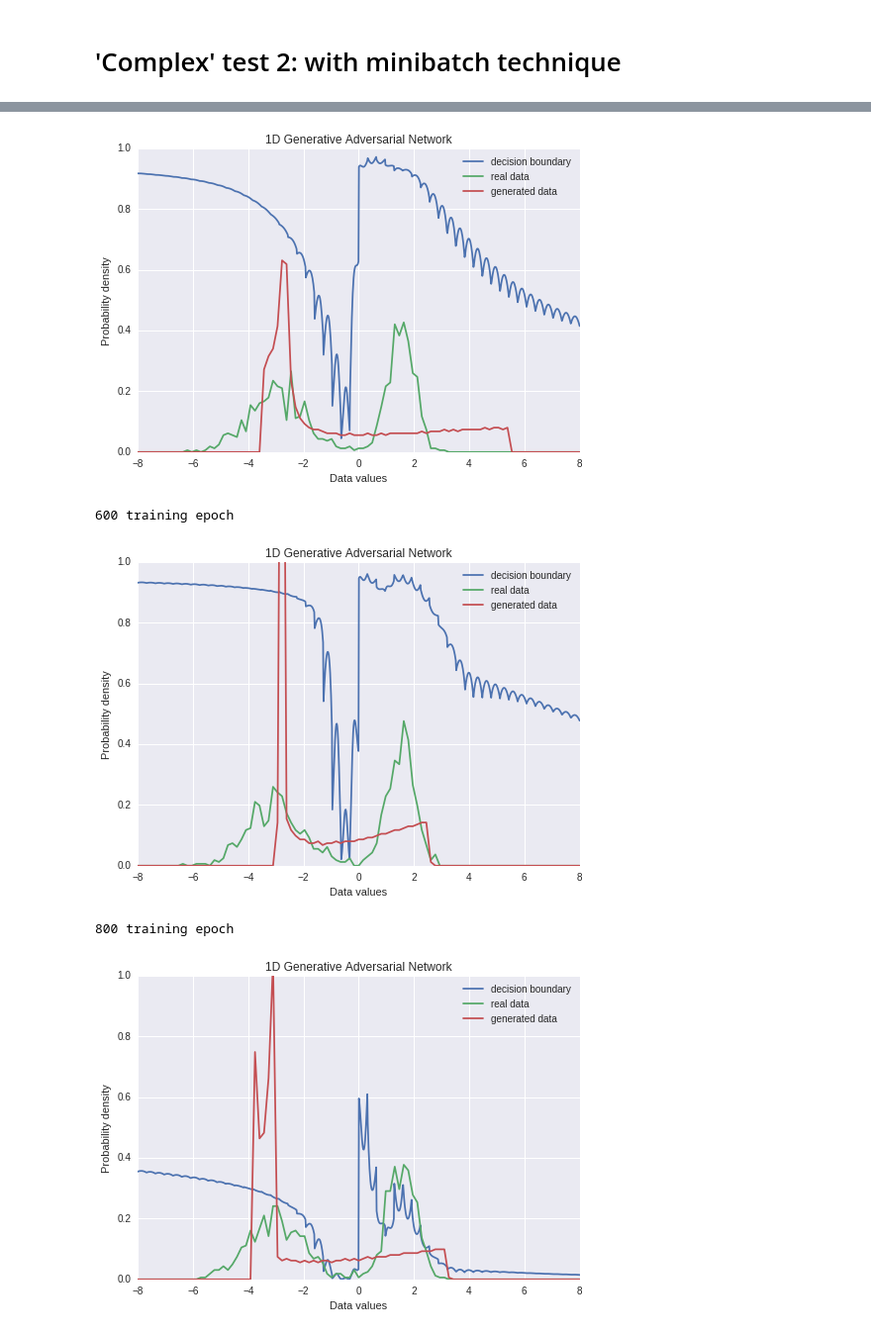
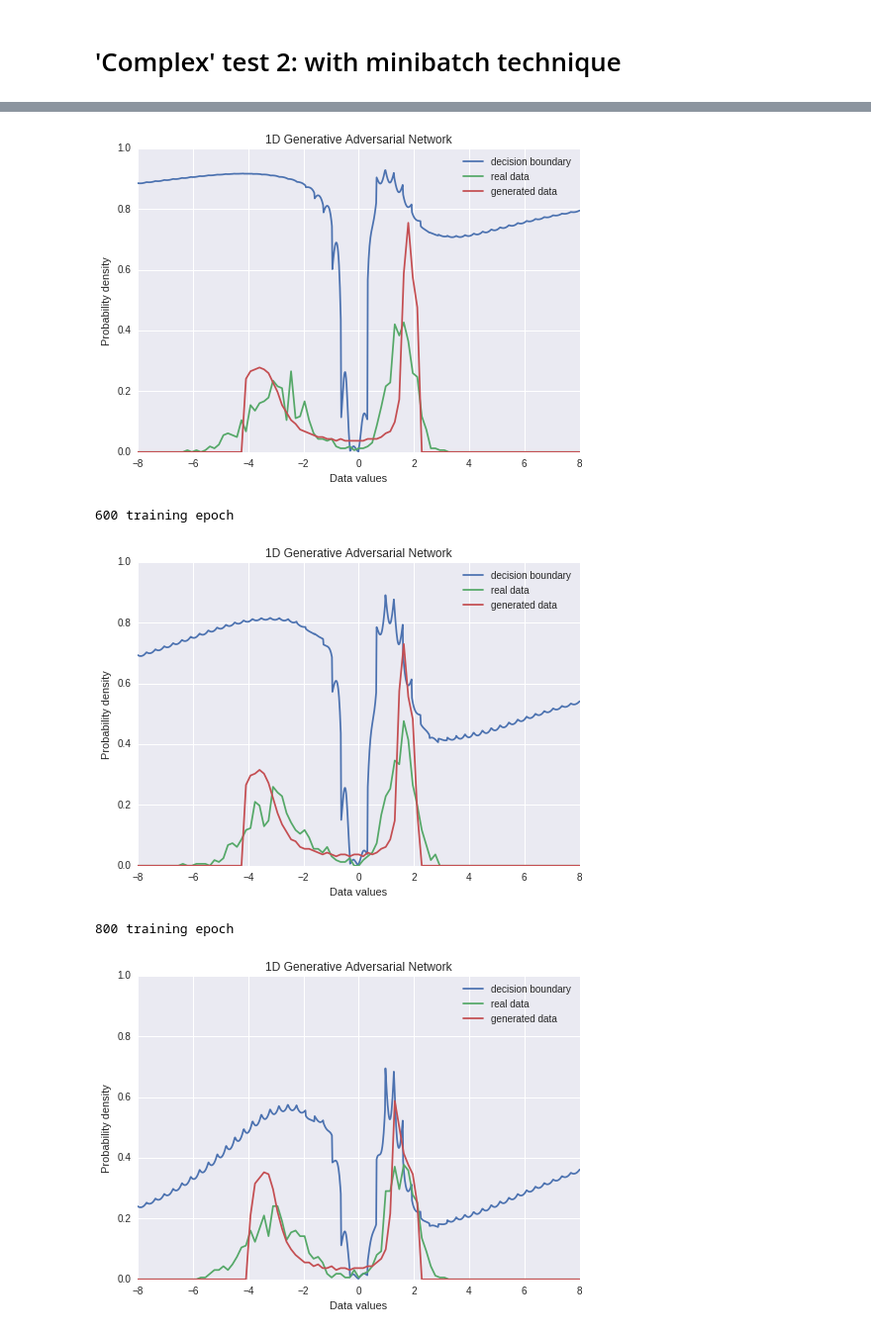
Before and after one commit to Scitator/gan-examples, a Jupyter notebook: gan_tutorial_1d.ipynb, the cells around one changed output, grey strips where cells are left out. Shown at 99% size. Drawn from its saved outputs; the diff is of its cells as text; code cells hidden in the pictures.

```diff
--- a/gan_tutorial_1d.ipynb
+++ b/gan_tutorial_1d.ipynb
@@ -447,7 +467,9 @@ with tf.Session() as session:
         GeneratorDistribution(d_range=8),
         batch_size,
         minibatch,
-        hidden_size
+        hidden_size,
+        d_level=d_level,
+        g_level=g_level
     )
     history = model.train(
         session,
@@ -512,6 +534,8 @@ num_steps = 1000
 num_pretrain_steps = 1000
 log_interval = 200
 anim = None
+d_level = 3
+g_level = 2
 # %%
 tf.reset_default_graph()
 with tf.Session() as session:
@@ -522,7 +546,9 @@ with tf.Session() as session:
         GeneratorDistribution(d_range=8),
         batch_size,
         minibatch,
-        hidden_size
+        hidden_size,
+        d_level=d_level,
+        g_level=g_level
     )
     history = model.train(
         session,
@@ -560,6 +586,8 @@ num_steps = 1000
 num_pretrain_steps = 1000
 log_interval = 200
 anim = None
+d_level = 3
+g_level = 2
 # %%
 tf.reset_default_graph()
 with tf.Session() as session:
@@ -570,7 +598,9 @@ with tf.Session() as session:
         GeneratorDistribution(d_range=8),
         batch_size,
         minibatch,
-        hidden_size
+        hidden_size,
+        d_level=d_level,
+        g_level=g_level
     )
     history = model.train(
         session,
@@ -594,7 +624,7 @@ tf.reset_default_graph()
 400 training epoch
-[figure, old version]
+[figure, new version]
 600 training epoch
-[figure, old version]
+[figure, new version]
 800 training epoch
-[figure, old version]
+[figure, new version]
 ... (5 outputs left out)
```
Also changed, not shown: parts of 9 cells of this notebook.
